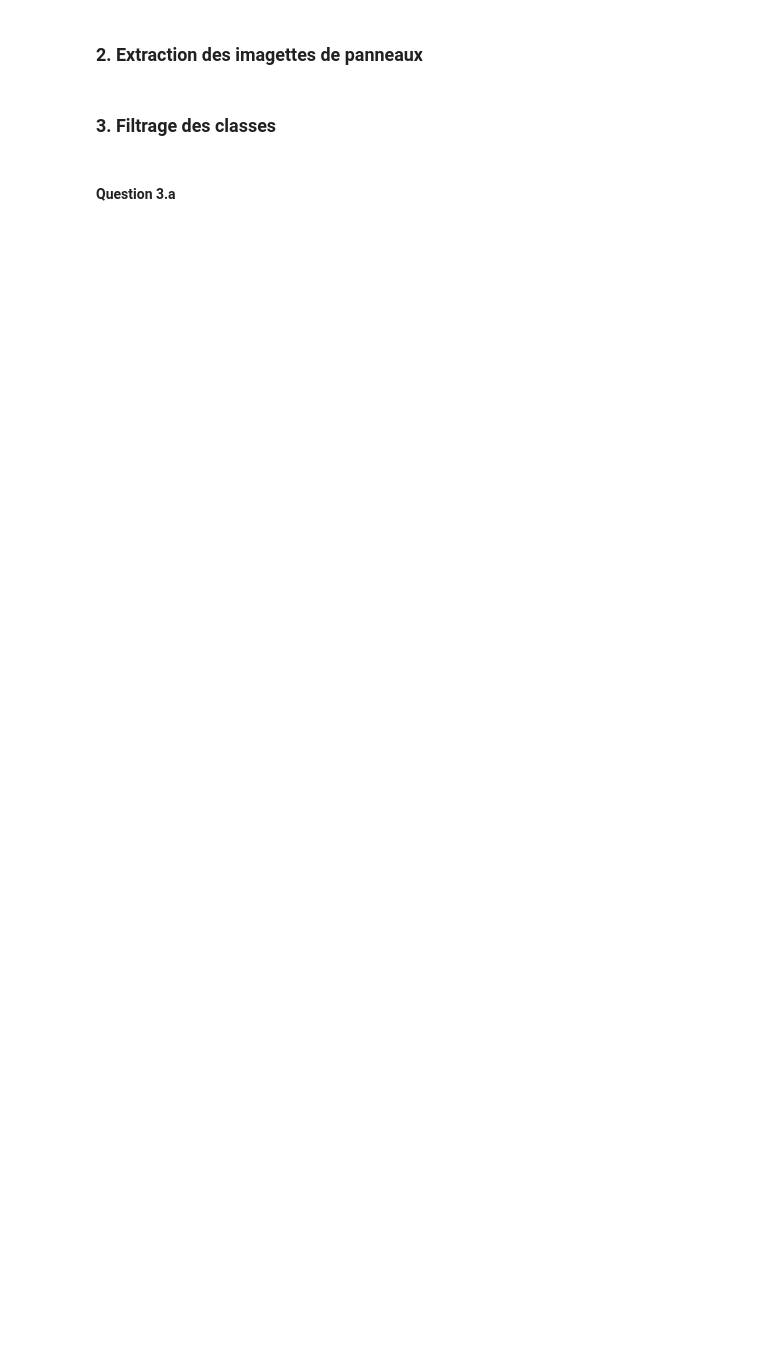
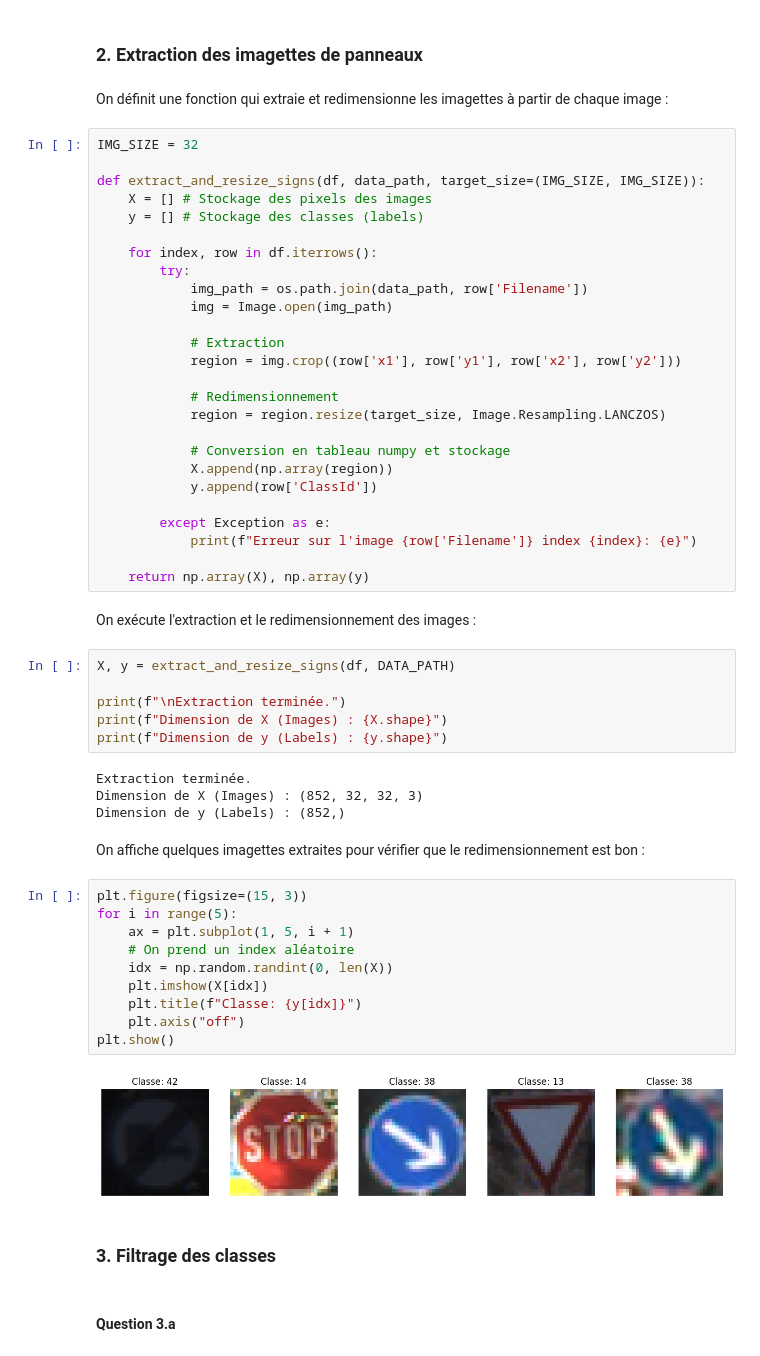
Before and after one commit to Leon-afk1/TP_reseau_neurone, a Jupyter notebook: MiniProjet/Notebook.ipynb, the cells around one changed output. Cells and saved outputs as stored; diff of their text form; blank space fills up the shorter version.

```diff
--- a/MiniProjet/Notebook.ipynb
+++ b/MiniProjet/Notebook.ipynb
@@ -13,5 +144,59 @@ On commence par importer les modules nécessaires :
 # %% [markdown]
 ### 2. Extraction des imagettes de panneaux
+# %% [markdown]
+On définit une fonction qui extraie et redimensionne les imagettes à partir de chaque image :
+# %%
+IMG_SIZE = 32
+
+def extract_and_resize_signs(df, data_path, target_size=(IMG_SIZE, IMG_SIZE)):
+    X = [] # Stockage des pixels des images
+    y = [] # Stockage des classes (labels)
+
+    for index, row in df.iterrows():
+        try:
+            img_path = os.path.join(data_path, row['Filename'])
+            img = Image.open(img_path)
+
+            # Extraction
+            region = img.crop((row['x1'], row['y1'], row['x2'], row['y2']))
+
+            # Redimensionnement
+            region = region.resize(target_size, Image.Resampling.LANCZOS)
+
+            # Conversion en tableau numpy et stockage
+            X.append(np.array(region))
+            y.append(row['ClassId'])
+
+        except Exception as e:
+            print(f"Erreur sur l'image {row['Filename']} index {index}: {e}")
+
+    return np.array(X), np.array(y)
+# %% [markdown]
+On exécute l'extraction et le redimensionnement des images :
+# %%
+X, y = extract_and_resize_signs(df, DATA_PATH)
+
+print(f"\nExtraction terminée.")
+print(f"Dimension de X (Images) : {X.shape}")
+print(f"Dimension de y (Labels) : {y.shape}")
+# %% [output]
+Extraction terminée.
+Dimension de X (Images) : (852, 32, 32, 3)
+Dimension de y (Labels) : (852,)
+# %% [markdown]
+On affiche quelques imagettes extraites pour vérifier que le redimensionnement est bon :
+# %%
+plt.figure(figsize=(15, 3))
+for i in range(5):
+    ax = plt.subplot(1, 5, i + 1)
+    # On prend un index aléatoire
+    idx = np.random.randint(0, len(X))
+    plt.imshow(X[idx])
+    plt.title(f"Classe: {y[idx]}")
+    plt.axis("off")
+plt.show()
+# %% [output]
+[figure, added]
 # %% [markdown]
 ### 3. Filtrage des classes
 # %% [markdown]
```
Also changed, not shown: parts of 28 cells of this notebook, 2 other files.
